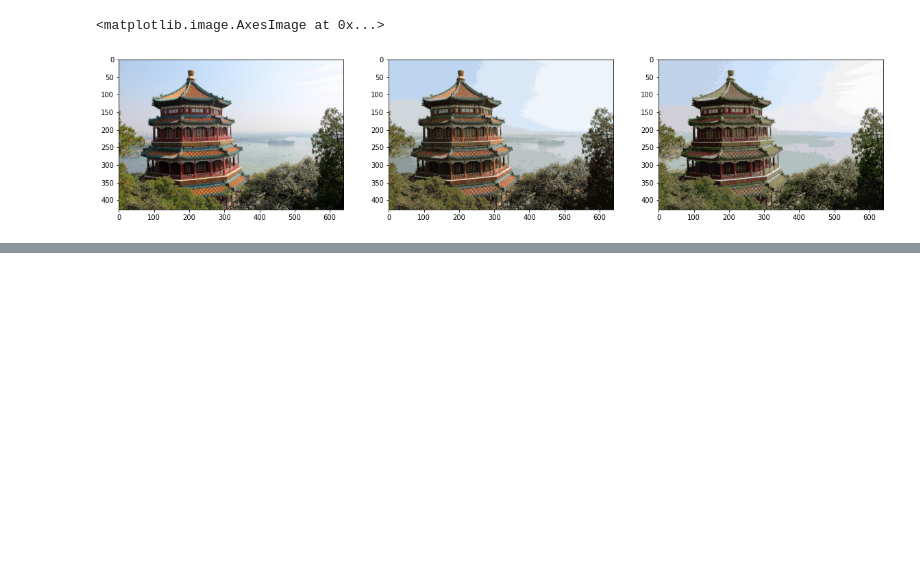
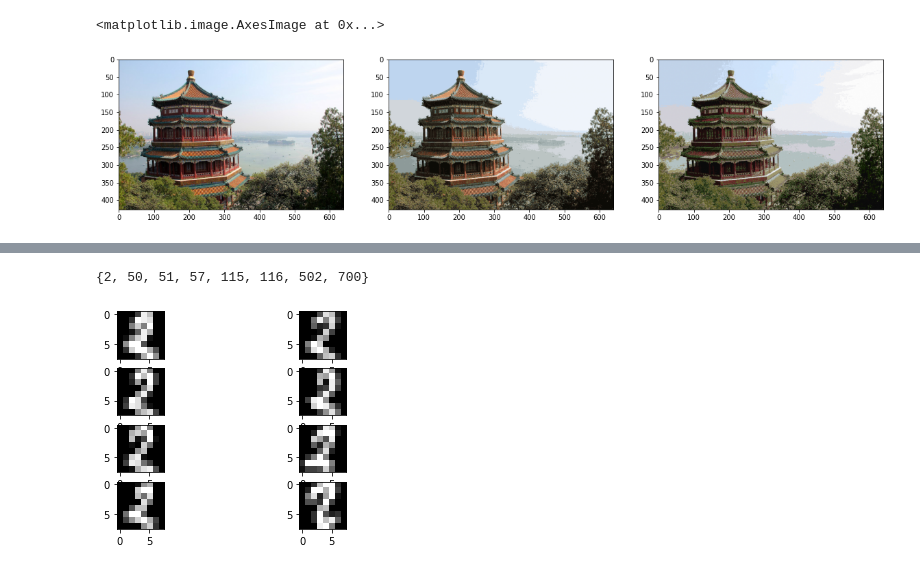
Before and after one commit to JohnnyWasilewski/postgraduate-lectures, a Jupyter notebook: ML_theory/Klasteryzacja.ipynb, the cells around one changed output, grey strips where cells are left out. Saved outputs shown, nothing was run; the diff lists cells and outputs as text; code cells hidden in the pictures; blank space fills up the shorter version.

Commit message:
Add clustering

```diff
--- a/ML_theory/Klasteryzacja.ipynb
+++ b/ML_theory/Klasteryzacja.ipynb
@@ -211,0 +224,3 @@ ax3.imshow(codebook_random[labels_random].reshape(w, h, -1))
+# %%
+kmeans = KMeans(n_clusters=10).fit([im.reshape(-1) for im in digits.images])
+pd.crosstab(digits.target, kmeans.labels_)
@@ -211,0 +240,11 @@ ax3.imshow(codebook_random[labels_random].reshape(w, h, -1))
+# %%
+set(np.where(digits.target == 2)[0]).intersection(set(np.where(kmeans.labels_ == 3)[0]))
+# %% [output]
+{2, 50, 51, 57, 115, 116, 502, 700}
+# %%
+for i, item in enumerate(set(np.where(digits.target == 2)[0])
+                         .intersection(set(np.where(kmeans.labels_ == 3)[0]))):
+    ax = plt.subplot(4,2, i+1)
+    ax.imshow(digits.images[item], cmap='gray')
+# %% [output]
+[figure, added]
```
Also changed, not shown: parts of 7 cells of this notebook.
